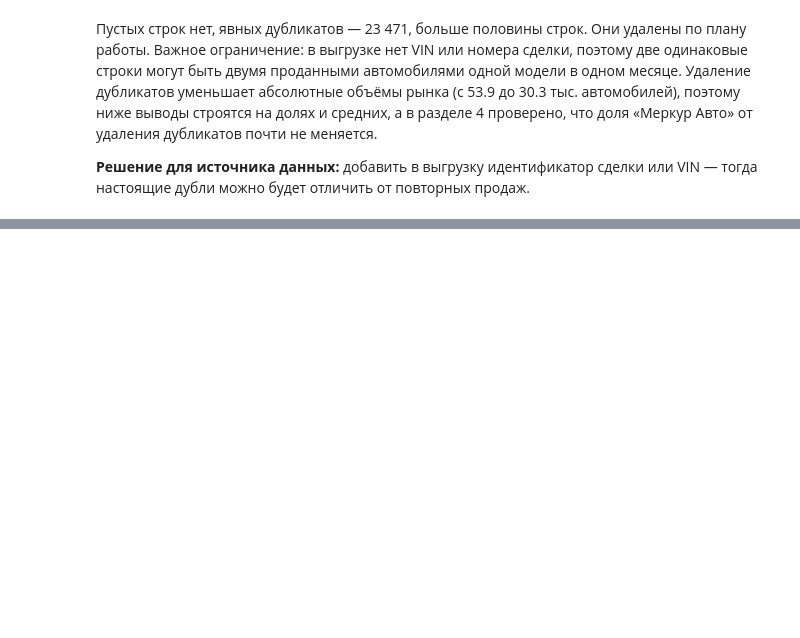
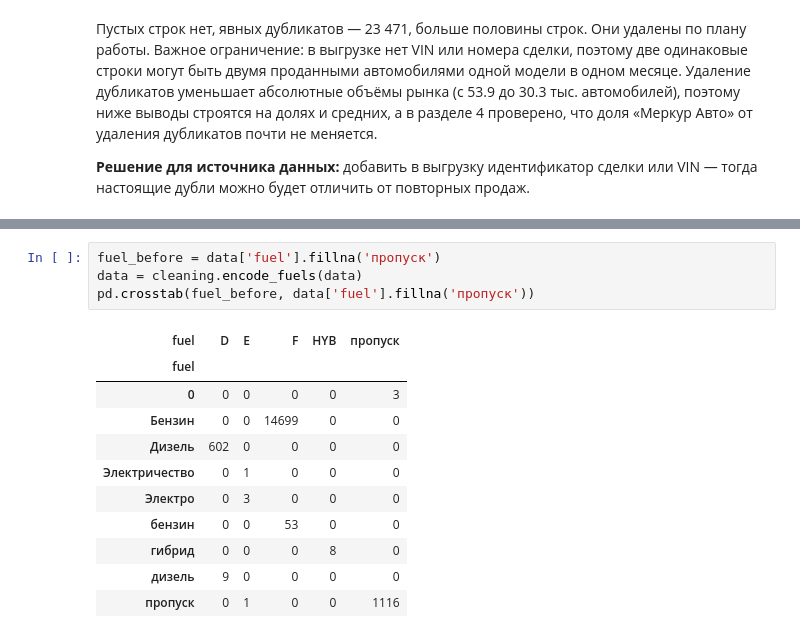
Before and after one commit to radif-ru/kz-auto-market, a Jupyter notebook: notebooks/kz-auto-market.ipynb, the cells around one changed output, grey strips where cells are left out. Cells and saved outputs as stored; diff of their text form; blank space fills up the shorter version.

```diff
--- a/notebooks/kz-auto-market.ipynb
+++ b/notebooks/kz-auto-market.ipynb
@@ -172,0 +237,16 @@ pd.DataFrame({'до': volume(before_dedup), 'после': volume(data)})
+# %%
+fuel_before = data['fuel'].fillna('пропуск')
+data = cleaning.encode_fuels(data)
+pd.crosstab(fuel_before, data['fuel'].fillna('пропуск'))
+# %% [output]
+| fuel | D | E | F | HYB | пропуск |
+| fuel |  |  |  |  |  |
+| 0 | 0 | 0 | 0 | 0 | 3 |
+| Бензин | 0 | 0 | 14699 | 0 | 0 |
+| Дизель | 602 | 0 | 0 | 0 | 0 |
+| Электричество | 0 | 1 | 0 | 0 | 0 |
+| Электро | 0 | 3 | 0 | 0 | 0 |
+| бензин | 0 | 0 | 53 | 0 | 0 |
+| гибрид | 0 | 0 | 0 | 8 | 0 |
+| дизель | 9 | 0 | 0 | 0 | 0 |
+| пропуск | 0 | 1 | 0 | 0 | 1116 |
```
Also changed, not shown: parts of 29 cells of this notebook.
